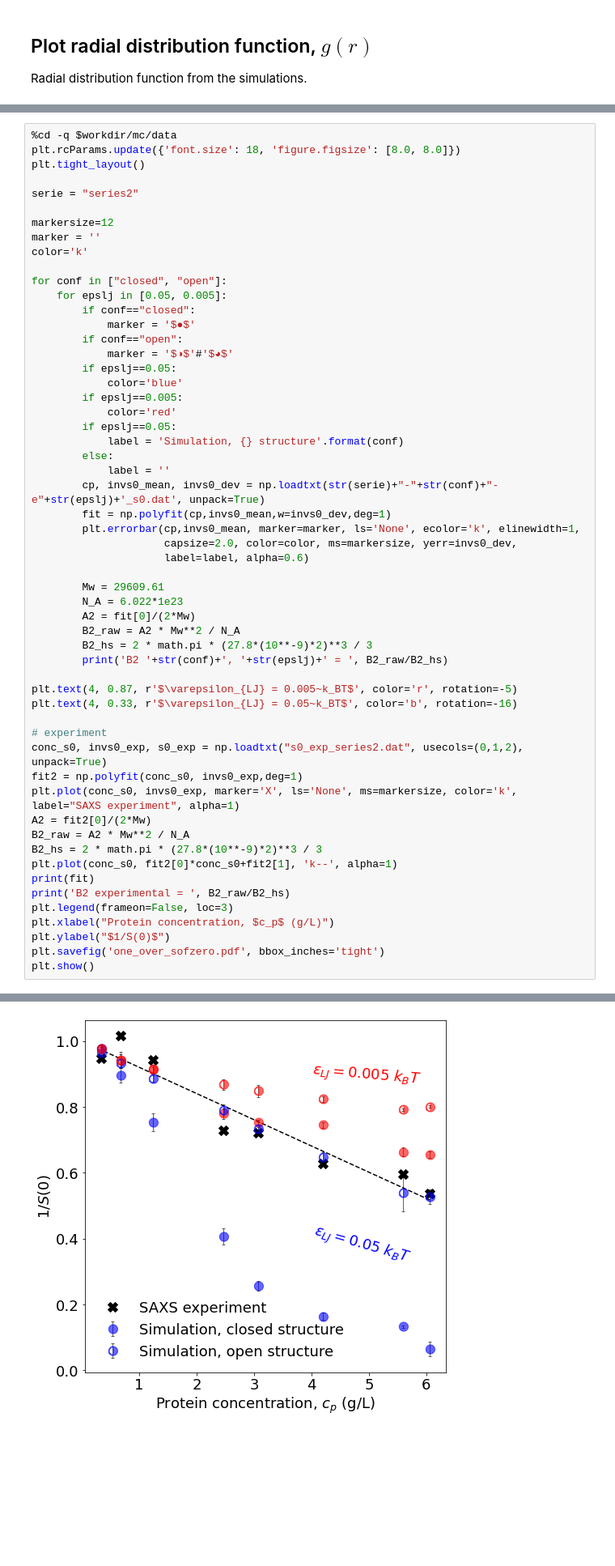
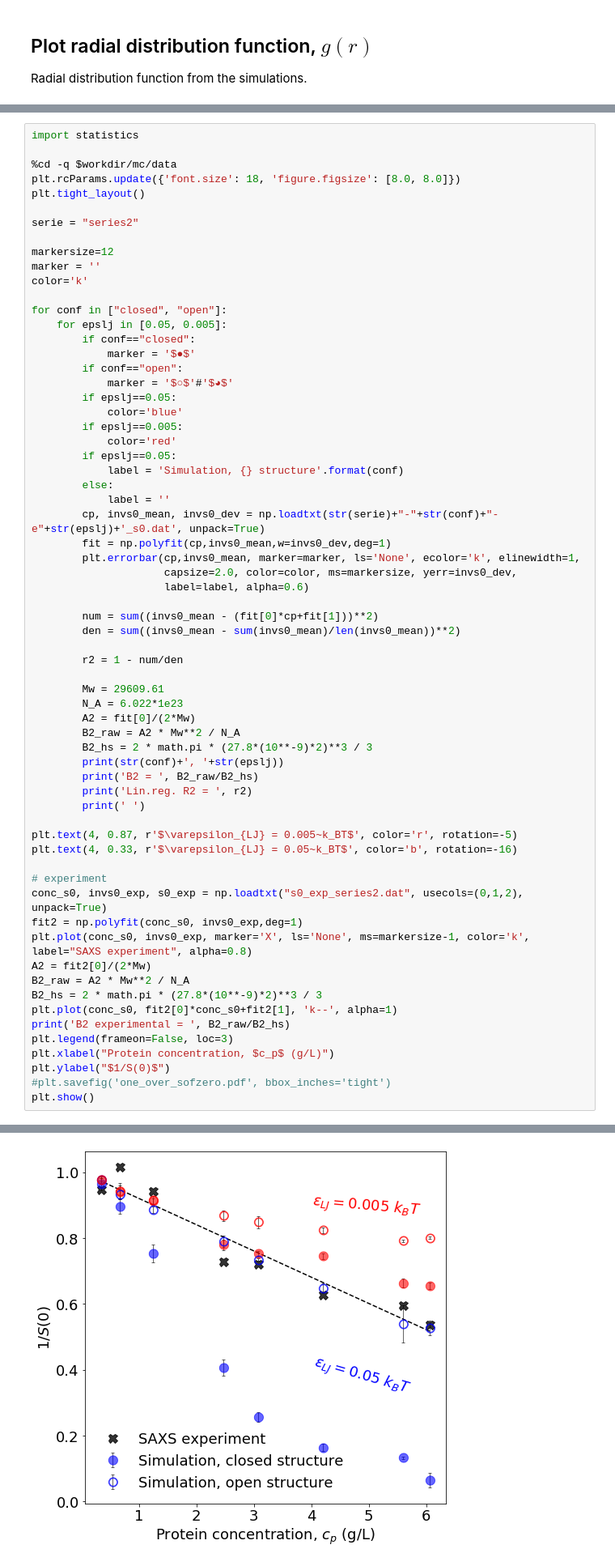
Before and after one commit to mlund/SI-Lipase-Structure-Factors, a Jupyter notebook: manybody/noswap/plot_manybody_noswap.ipynb, the cells around one changed output, grey strips where cells are left out. Shown at 81% size. Saved outputs shown, nothing was run; the diff lists cells and outputs as text; blank space fills up the shorter version.

```diff
--- a/manybody/noswap/plot_manybody_noswap.ipynb
+++ b/manybody/noswap/plot_manybody_noswap.ipynb
@@ -389,6 +487,8 @@ Standard deviation = 5.850786365621948
 
 The values of S(0) extracted from the previous step are plotted in function of protein concentration for each condition and a linear fit weighted by the standard deviation is applied. The value of B2 is deduced from the slope of the fit. The experimental data is also represented for comparison.
 # %%
+import statistics
+
 %cd -q $workdir/mc/data
 plt.rcParams.update({'font.size': 18, 'figure.figsize': [8.0, 8.0]})
 plt.tight_layout()
@@ -404,7 +504,7 @@ for conf in ["closed", "open"]:
         if conf=="closed":
             marker = '$●$'
         if conf=="open":
-            marker = '$◑$'#'$◕$'
+            marker = '$○$'#'$◕$'
         if epslj==0.05:
             color='blue'
         if epslj==0.005:
@@ -419,12 +519,20 @@ for conf in ["closed", "open"]:
                      capsize=2.0, color=color, ms=markersize, yerr=invs0_dev,
                      label=label, alpha=0.6)
 
+        num = sum((invs0_mean - (fit[0]*cp+fit[1]))**2)
+        den = sum((invs0_mean - sum(invs0_mean)/len(invs0_mean))**2)
+
+        r2 = 1 - num/den
+
         Mw = 29609.61
         N_A = 6.022*1e23
         A2 = fit[0]/(2*Mw)
         B2_raw = A2 * Mw**2 / N_A
         B2_hs = 2 * math.pi * (27.8*(10**-9)*2)**3 / 3
-        print('B2 '+str(conf)+', '+str(epslj)+' = ', B2_raw/B2_hs)
+        print(str(conf)+', '+str(epslj))
+        print('B2 = ', B2_raw/B2_hs)
+        print('Lin.reg. R2 = ', r2)
+        print(' ')
 
 plt.text(4, 0.87, r'$\varepsilon_{LJ} = 0.005~k_BT$', color='r', rotation=-5)
 plt.text(4, 0.33, r'$\varepsilon_{LJ} = 0.05~k_BT$', color='b', rotation=-16)
@@ -432,16 +540,15 @@ plt.text(4, 0.33, r'$\varepsilon_{LJ} = 0.05~k_BT$', color='b', rotation=-16)
 # experiment
 conc_s0, invs0_exp, s0_exp = np.loadtxt("s0_exp_series2.dat", usecols=(0,1,2), unpack=True)
 fit2 = np.polyfit(conc_s0, invs0_exp,deg=1)
-plt.plot(conc_s0, invs0_exp, marker='X', ls='None', ms=markersize, color='k', label="SAXS experiment", alpha=1)
+plt.plot(conc_s0, invs0_exp, marker='X', ls='None', ms=markersize-1, color='k', label="SAXS experiment", alpha=0.8)
 A2 = fit2[0]/(2*Mw)
 B2_raw = A2 * Mw**2 / N_A
 B2_hs = 2 * math.pi * (27.8*(10**-9)*2)**3 / 3
 plt.plot(conc_s0, fit2[0]*conc_s0+fit2[1], 'k--', alpha=1)
-print(fit)
 print('B2 experimental = ', B2_raw/B2_hs)
 plt.legend(frameon=False, loc=3)
 plt.xlabel("Protein concentration, $c_p$ (g/L)")
 plt.ylabel("$1/S(0)$")
-plt.savefig('one_over_sofzero.pdf', bbox_inches='tight')
+#plt.savefig('one_over_sofzero.pdf', bbox_inches='tight')
 plt.show()
 # %% [output]
@@ -453,2 +571,2 @@ B2 open, 0.005 =  -2.5778083778168934
 B2 experimental =  -5.437981895554401
-[figure, old version]
+[figure, new version]
```
Also changed, not shown: parts of 5 cells of this notebook, 10 other files.
